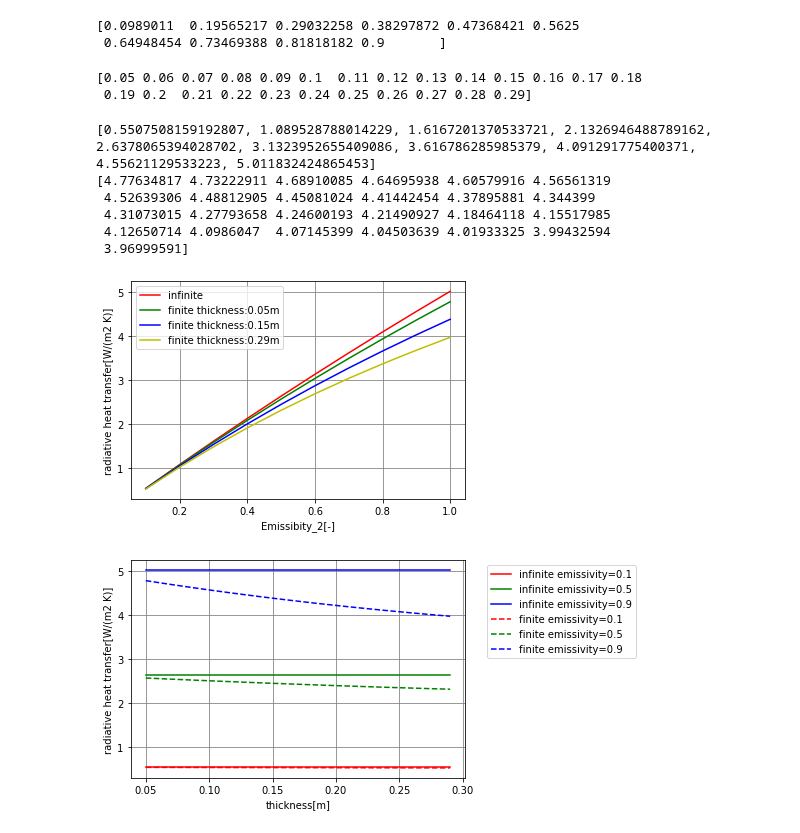
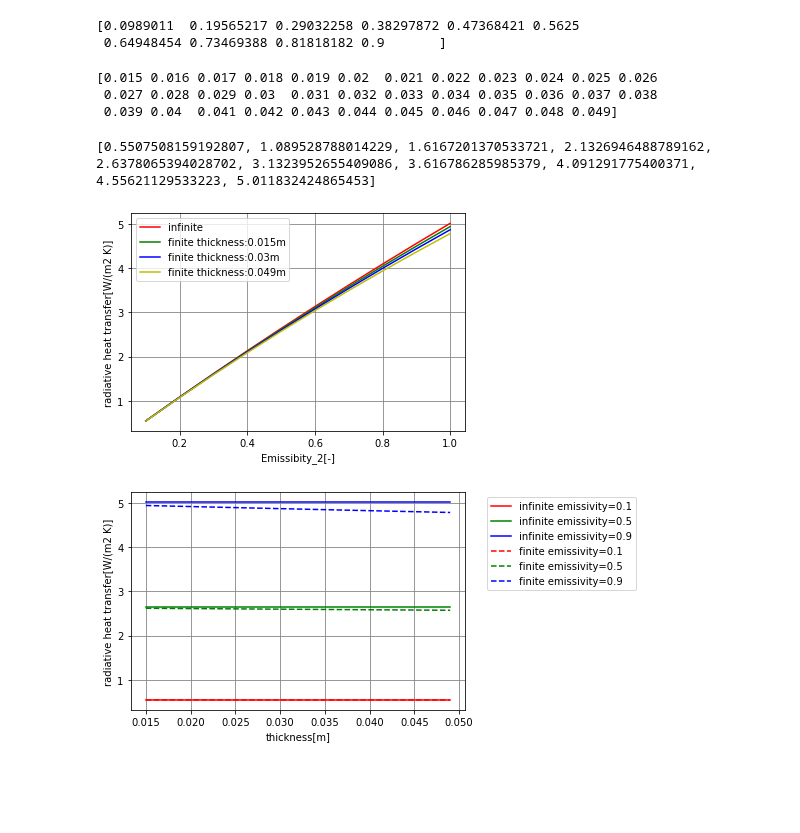
Before and after one commit to BRI-EES-House/03_ventilation_layer, a Jupyter notebook: valid_radiative_heat_transfer.ipynb, the cells around one changed output. Drawn from its saved outputs; the diff is of its cells as text; code cells hidden in the pictures; blank space fills up the shorter version.

```diff
--- a/valid_radiative_heat_transfer.ipynb
+++ b/valid_radiative_heat_transfer.ipynb
@@ -28,7 +28,7 @@ print(infinite_emissivity)
 # %%
 # 有限平行平板の場合の有効放射率
 # 通気層厚さをパラメータに設定する
-l_d = np.arange(5, 30) / 100.0
+l_d = np.arange(15, 50) / 1000.0
 print(l_d)
 
 # 有効放射率を計算
@@ -38,8 +38,9 @@ finete_emissivity = [[htc.effective_emissivity_two_dimension(
     l_d=l,
     l_s=0.455) for eps in eps2.tolist()] for l in l_d.tolist()]
 # %% [output]
-[0.05 0.06 0.07 0.08 0.09 0.1  0.11 0.12 0.13 0.14 0.15 0.16 0.17 0.18
- 0.19 0.2  0.21 0.22 0.23 0.24 0.25 0.26 0.27 0.28 0.29]
+[0.015 0.016 0.017 0.018 0.019 0.02  0.021 0.022 0.023 0.024 0.025 0.026
+ 0.027 0.028 0.029 0.03  0.031 0.032 0.033 0.034 0.035 0.036 0.037 0.038
+ 0.039 0.04  0.041 0.042 0.043 0.044 0.045 0.046 0.047 0.048 0.049]
 # %%
 # 放射熱伝達率の計算
 infinite_rad_heat_transfer = [htc.radiative_heat_transfer_coefficient(
@@ -54,11 +55,6 @@ finite_rad_heat_transfer = (htc.radiative_heat_transfer_coefficient(
     effective_emissivity=np.array(finete_emissivity)))
 # %% [output]
 [0.5507508159192807, 1.089528788014229, 1.6167201370533721, 2.1326946488789162, 2.6378065394028702, 3.1323952655409086, 3.616786285985379, 4.091291775400371, 4.55621129533223, 5.011832424865453]
-[4.77634817 4.73222911 4.68910085 4.64695938 4.60579916 4.56561319
- 4.52639306 4.48812905 4.45081024 4.41442454 4.37895881 4.344399
- 4.31073015 4.27793658 4.24600193 4.21490927 4.18464118 4.15517985
- 4.12650714 4.0986047  4.07145399 4.04503639 4.01933325 3.99432594
- 3.96999591]
 # %%
 # グラフの描画（放射率別）
 fig1 = plt.figure()
@@ -73,41 +69,41 @@ plt.grid(which='minor', color='gray', linestyle='-')
 plt.plot(eps2, infinite_rad_heat_transfer,linestyle='solid',
          color='r', label='infinite')
 plt.plot(eps2, finite_rad_heat_transfer[0,:],linestyle='solid',
-         color='g', label='finite thickness:0.05m')
-plt.plot(eps2, finite_rad_heat_transfer[10,:],linestyle='solid',
-         color='b', label='finite thickness:0.15m')
-plt.plot(eps2, finite_rad_heat_transfer[24,:],linestyle='solid',
-         color='y', label='finite thickness:0.29m')
+         color='g', label='finite thickness:0.015m')
+plt.plot(eps2, finite_rad_heat_transfer[15,:],linestyle='solid',
+         color='b', label='finite thickness:0.03m')
+plt.plot(eps2, finite_rad_heat_transfer[34,:],linestyle='solid',
+         color='y', label='finite thickness:0.049m')
 
 plt.legend()
 plt.show()
 # %% [output]
-[figure, old version]
+[figure, new version]
 # %%
 # グラフの描画（中空層厚さ別）
 fig1 = plt.figure()
 ax1 = fig1.subplots()
 
 ax1.set_xlabel('thickness[m]')
 ax1.set_ylabel('radiative heat transfer[W/(m2 K)]')
 
 plt.grid(which='major', color='gray', linestyle='-')
 plt.grid(which='minor', color='gray', linestyle='-')
 
-plt.plot(l_d, np.full(25,infinite_rad_heat_transfer[0]),linestyle='solid',
+plt.plot(l_d, np.full(35,infinite_rad_heat_transfer[0]),linestyle='solid',
          color='r', label='infinite emissivity=0.1')
-plt.plot(l_d, np.full(25,infinite_rad_heat_transfer[4]),linestyle='solid',
+plt.plot(l_d, np.full(35,infinite_rad_heat_transfer[4]),linestyle='solid',
          color='g', label='infinite emissivity=0.5')
-plt.plot(l_d, np.full(25,infinite_rad_heat_transfer[9]),linestyle='solid',
+plt.plot(l_d, np.full(35,infinite_rad_heat_transfer[9]),linestyle='solid',
          color='b', label='infinite emissivity=0.9')
 plt.plot(l_d, finite_rad_heat_transfer[:,0],linestyle='dashed',
          color='r', label='finite emissivity=0.1')
 plt.plot(l_d, finite_rad_heat_transfer[:,4],linestyle='dashed',
          color='g', label='finite emissivity=0.5')
 plt.plot(l_d, finite_rad_heat_transfer[:,9],linestyle='dashed',
          color='b', label='finite emissivity=0.9')
 
 plt.legend(bbox_to_anchor=(1.05, 1), loc='upper left')
 plt.show()
 # %% [output]
-[figure, old version]
+[figure, new version]
```
